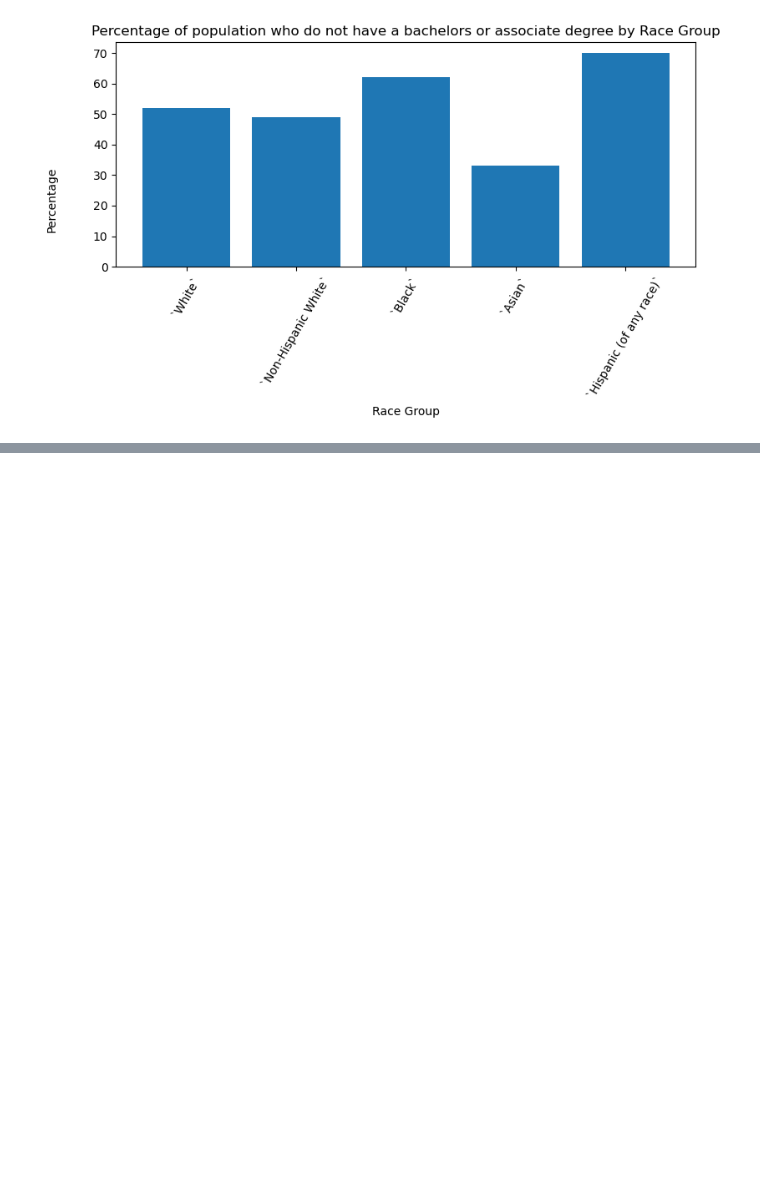
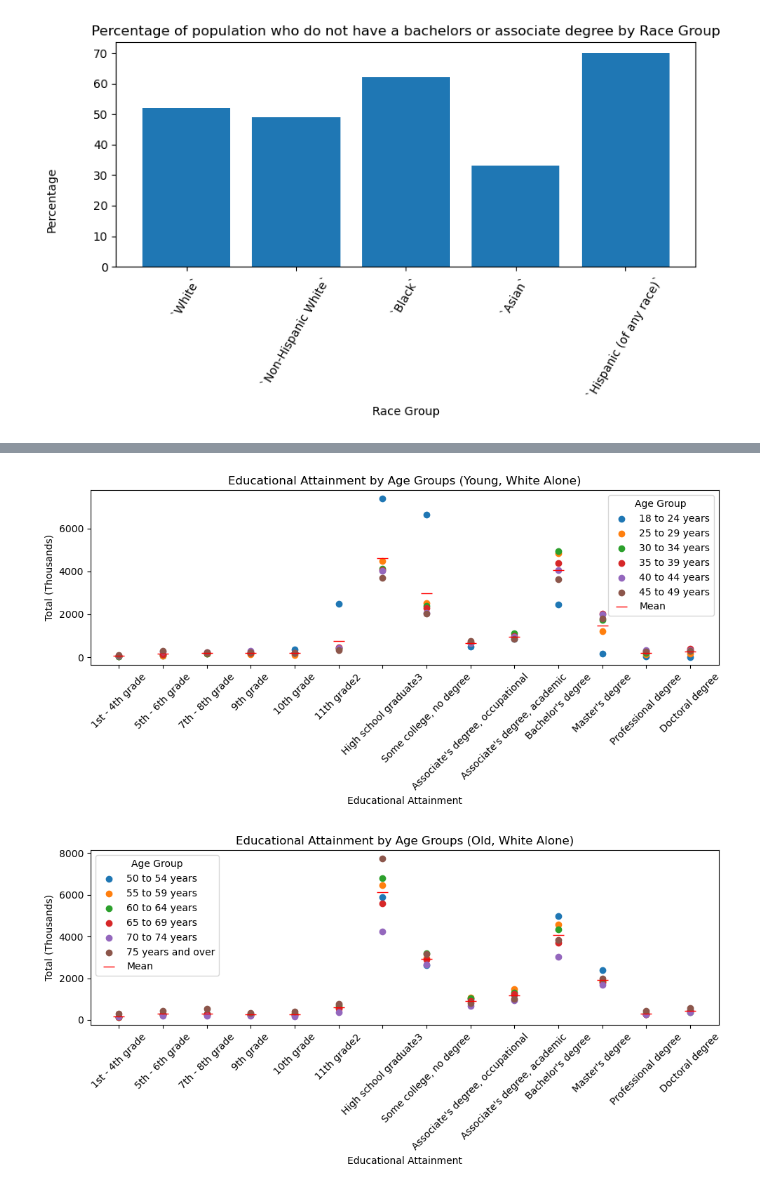
Before and after one commit to kevinha159/CSCI-620-GAs, a Jupyter notebook: GA-2/GA2.ipynb, the cells around one changed output, grey strips where cells are left out. Cells and saved outputs as stored; diff of their text form; code cells hidden in the pictures; blank space fills up the shorter version.

Commit message:
Finished modifications to account for big data

```diff
--- a/GA-2/GA2.ipynb
+++ b/GA-2/GA2.ipynb
@@ -507,3 +507,15 @@ def edu_line_chart():
         plt.xticks(rotation=80)
         plt.tight_layout()
         plt.show()
+# %%
+import mysql.connector
+import re
+
+db = mysql.connector.connect(
+    host = "localhost",
+    user = "root",
+    password = "rooot", # changed mysql settings but still not letting me change it just "root" so I put it to "rooot"
+    database = "CSCI_620"
+    )
+
+mycursor = db.cursor()
@@ -509,0 +649,21 @@ def edu_line_chart():
+# %%
+def dist_edu_dot_chart(file_num):
+    sql_query = f"SELECT * FROM table_1_{file_num}_both LIMIT 12 OFFSET 6"
+
+    mycursor.execute(sql_query)
+    result = mycursor.fetchall()
+    db.commit()
+    old_df = pd.DataFrame(result)
+    old_df.columns = [i[0] for i in mycursor.description]
+
+    old_df = old_df.set_index('Age groups').transpose()
+    old_df = old_df.iloc[2:,:]
+    young_df = get_younger_group(races[file_num])
+    plot_age_groups(young_df, f"Educational Attainment by Age Groups (Young, {races[file_num]})")
+    plot_age_groups(old_df, f"Educational Attainment by Age Groups (Old, {races[file_num]})")
+
+df = dist_edu_dot_chart(1)
+df
+# %% [output]
+[figure, added]
+[figure, added]
```
Also changed, not shown: parts of 4 cells of this notebook.
